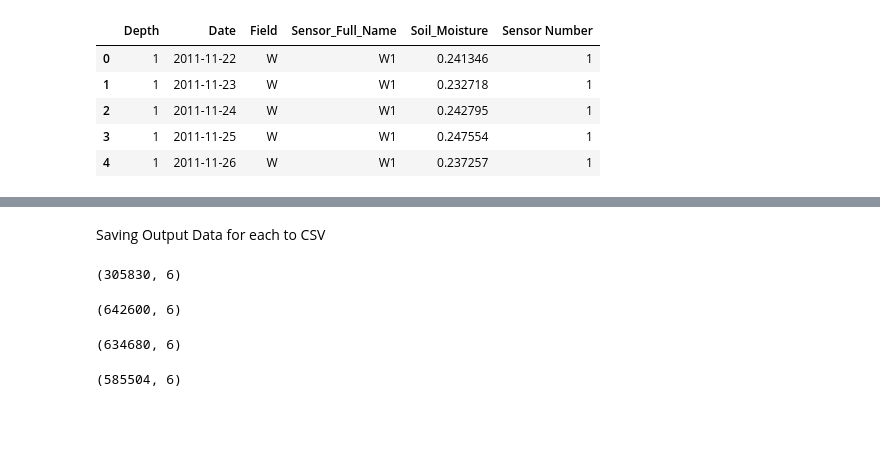
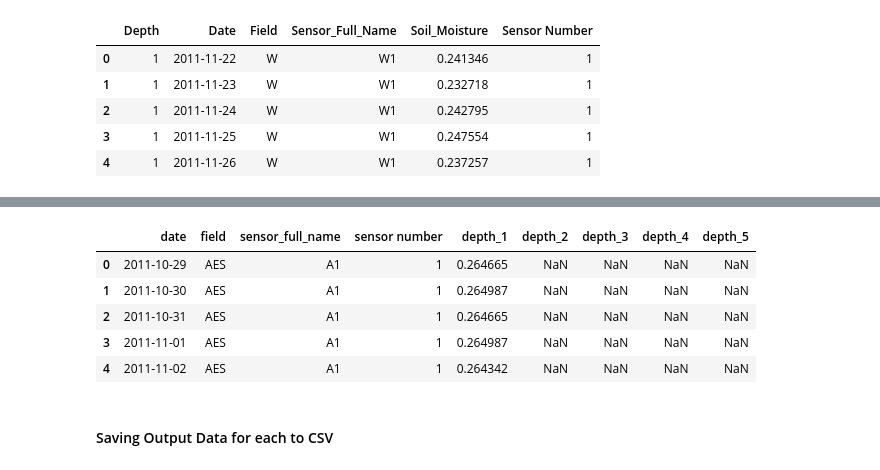
Before and after one commit to MichaelRGrant/HydroSatML, a Jupyter notebook: data/soil_moisture/soil_moisture_data_cleaning.ipynb, the cells around one changed output, grey strips where cells are left out. Cells and saved outputs as stored; diff of their text form; code cells hidden in the pictures; blank space fills up the shorter version.

```diff
--- a/data/soil_moisture/soil_moisture_data_cleaning.ipynb
+++ b/data/soil_moisture/soil_moisture_data_cleaning.ipynb
@@ -121,18 +161,23 @@ data_all = pd.concat(frames)
+# %%
+temp_pivot = data_all.pivot(columns = "depth", values = "soil moisture")
+# %%
+data_all2 = data_all.join(temp_pivot)
+# %%
+data_all2 = data_all2.drop(labels = ["depth", "soil moisture", "index"], axis = 1)
+# %%
+data_all2 = data_all2.rename(columns = {1:'depth_1',
+                                        2:'depth_2',
+                                        3:'depth_3',
+                                        4:'depth_4',
+                                        5:'depth_5'})
+# %%
+data_all2.head(5)
+# %% [output]
+|  | date | field | sensor_full_name | sensor number | depth_1 | depth_2 | depth_3 | depth_4 | depth_5 |
+| 0 | 2011-10-29 | AES | A1 | 1 | 0.264665 | NaN | NaN | NaN | NaN |
+| 1 | 2011-10-30 | AES | A1 | 1 | 0.264987 | NaN | NaN | NaN | NaN |
+| 2 | 2011-10-31 | AES | A1 | 1 | 0.264665 | NaN | NaN | NaN | NaN |
+| 3 | 2011-11-01 | AES | A1 | 1 | 0.264987 | NaN | NaN | NaN | NaN |
+| 4 | 2011-11-02 | AES | A1 | 1 | 0.264342 | NaN | NaN | NaN | NaN |
 # %% [markdown]
-Saving Output Data for each to CSV
+#### Saving Output Data for each to CSV
-# %%
-data_aes.shape
-# %% [output]
-(305830, 6)
-# %%
-data_j.shape
-# %% [output]
-(642600, 6)
-# %%
-data_od.shape
-# %% [output]
-(634680, 6)
-# %%
-data_w.shape
-# %% [output]
-(585504, 6)
```
Also changed, not shown: parts of 9 cells of this notebook, 1 other file.
